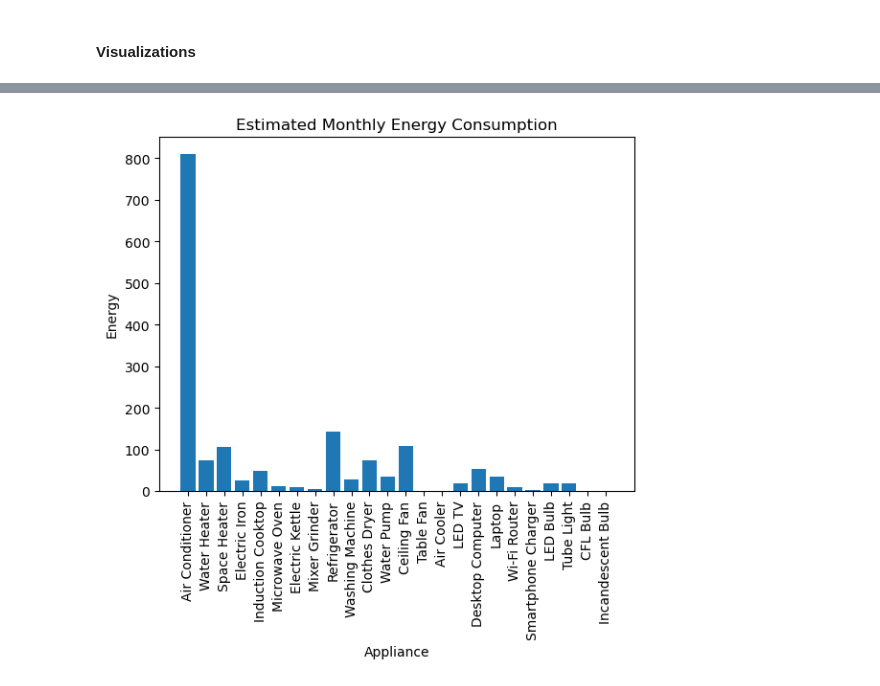
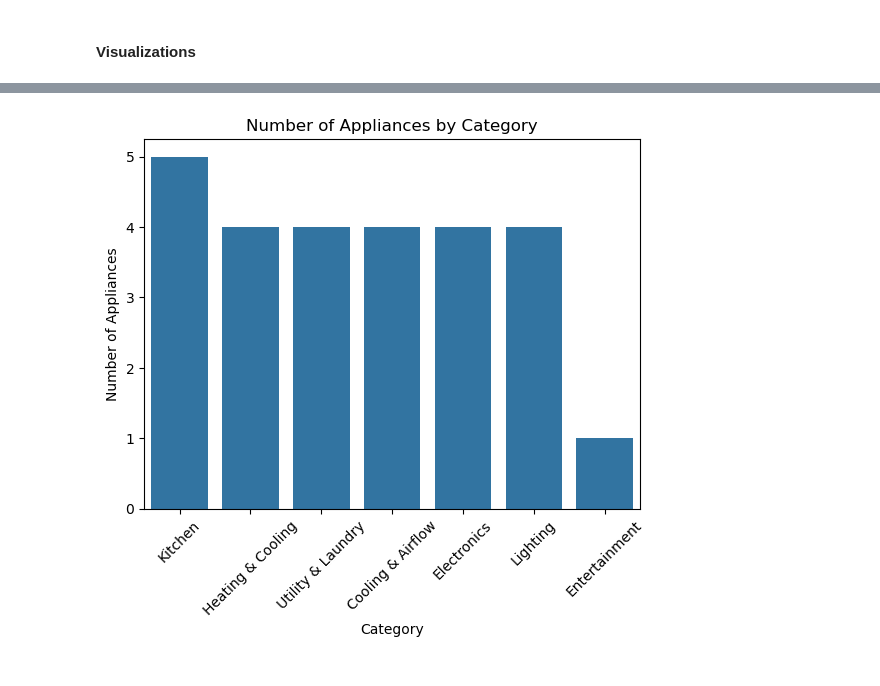
Before and after one commit to YagnamJoshi/Household-electricity-analysis, a Jupyter notebook: analysis.ipynb, the cells around one changed output, grey strips where cells are left out. Saved outputs shown, nothing was run; the diff lists cells and outputs as text; code cells hidden in the pictures.

Commit message:
changed visualizations

```diff
--- a/analysis.ipynb
+++ b/analysis.ipynb
@@ -176,13 +120,0 @@ plt.show()
-# %%
-df["daily_kwh"] = (
-    df["power_w"] * df["count"] * df["default_hours"]
-) / 1000
-
-plt.bar(df["name"], df["daily_kwh"])
-
-plt.title("Estimated Daily Energy Consumption")
-plt.xlabel("Appliance")
-plt.ylabel("Energy")
-plt.xticks(rotation=90)
-
-plt.show()
@@ -191,11 +121,14 @@ plt.show()
-# %%
-df["monthly_kwh"] = df["daily_kwh"] * 30
-plt.bar(df["name"], df["monthly_kwh"])
-
-plt.title("Estimated Monthly Energy Consumption")
-plt.xlabel("Appliance")
-plt.ylabel("Energy")
-plt.xticks(rotation=90)
-plt.show()
-# %% [output]
-[figure, removed]
+# %%
+sns.countplot(
+    data=df,
+    x="category",
+    order=df["category"].value_counts().index
+)
+
+plt.title("Number of Appliances by Category")
+plt.xlabel("Category")
+plt.ylabel("Number of Appliances")
+plt.xticks(rotation=45)
+plt.show()
+# %% [output]
+[figure, added]
```
Also changed, not shown: parts of 11 cells of this notebook.
